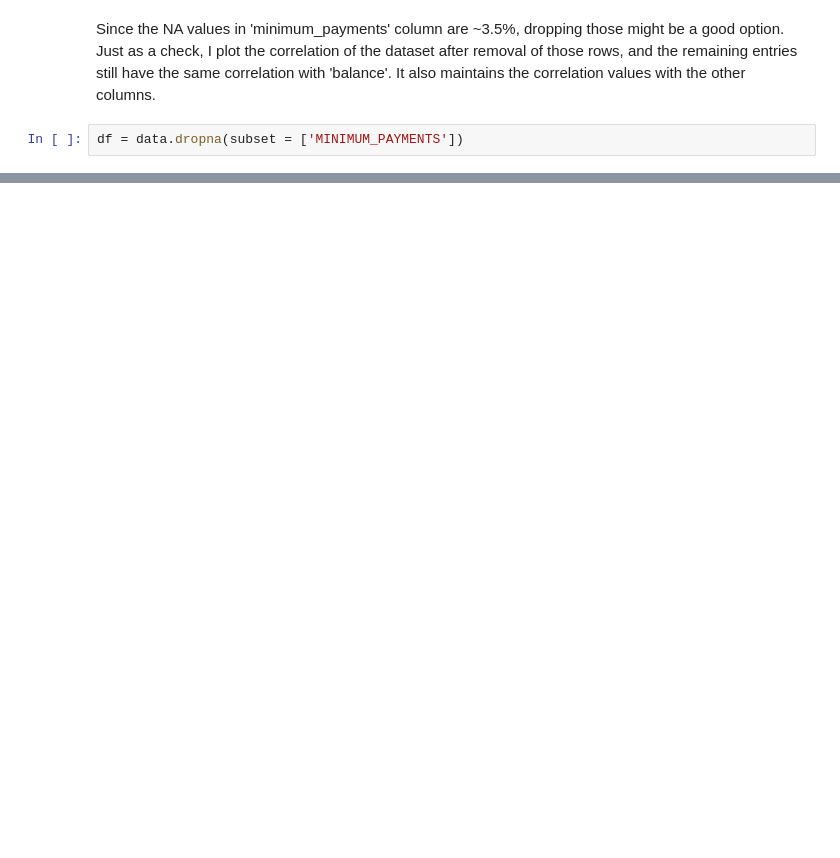
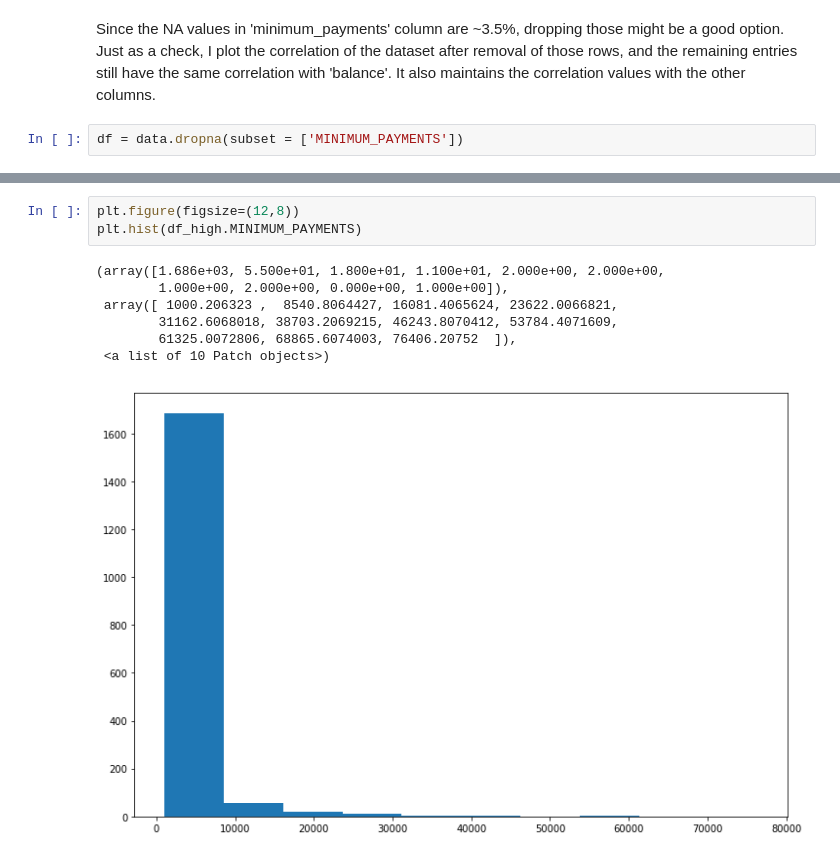
Before and after one commit to mnathvt/insight_data_challenge, a Jupyter notebook: dc2/cc_analysis.ipynb, the cells around one changed output, grey strips where cells are left out. Drawn from its saved outputs; the diff is of its cells as text; blank space fills up the shorter version.

```diff
--- a/dc2/cc_analysis.ipynb
+++ b/dc2/cc_analysis.ipynb
@@ -189,0 +225,11 @@ Hover to magify
+# %%
+plt.figure(figsize=(12,8))
+plt.hist(df_high.MINIMUM_PAYMENTS)
+# %% [output]
+(array([1.686e+03, 5.500e+01, 1.800e+01, 1.100e+01, 2.000e+00, 2.000e+00,
+        1.000e+00, 2.000e+00, 0.000e+00, 1.000e+00]),
+ array([ 1000.206323 ,  8540.8064427, 16081.4065624, 23622.0066821,
+        31162.6068018, 38703.2069215, 46243.8070412, 53784.4071609,
+        61325.0072806, 68865.6074003, 76406.20752  ]),
+ <a list of 10 Patch objects>)
+[figure, added]
```
Also changed, not shown: parts of 11 cells of this notebook.
